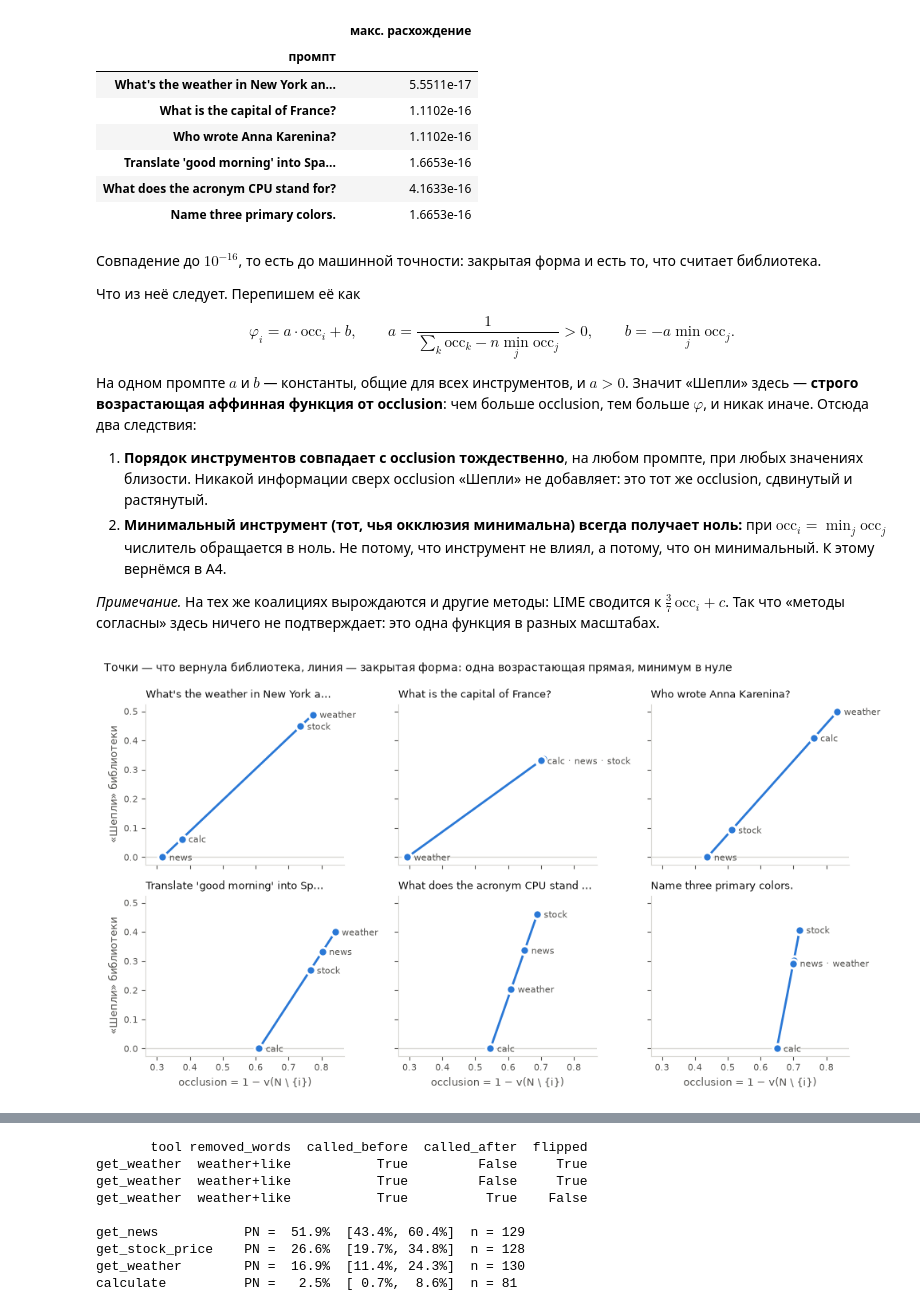
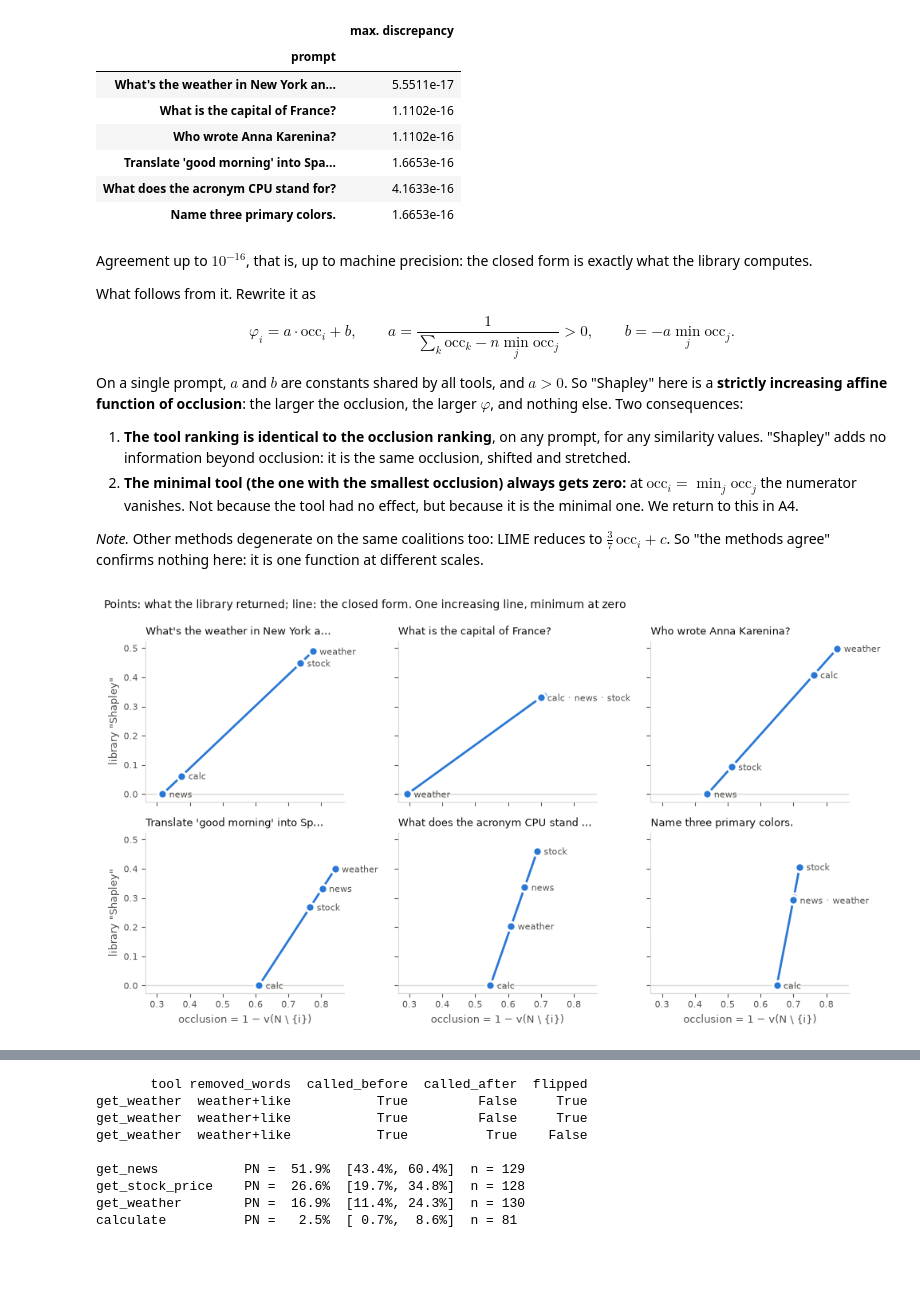
Before and after one commit to SadSabrina/ysda_agents, a Jupyter notebook: notebooks/02_agent_attribution.ipynb, the cells around one changed output, grey strips where cells are left out. Saved outputs shown, nothing was run; the diff lists cells and outputs as text; code cells hidden in the pictures; blank space fills up the shorter version.

```diff
--- a/notebooks/02_agent_attribution.ipynb
+++ b/notebooks/02_agent_attribution.ipynb
@@ -145,11 +145,11 @@ runs = pd.concat([finance, notool])
 check = []
 for prompt, g in runs.groupby("prompt", sort=False):
     closed = shapley_from_occlusion(tool_occlusion_importance(g, TOOL_NAMES))
-    check.append({"промпт": prompt[:45], "макс. расхождение": np.abs(closed - shap_lib.loc[prompt, TOOL_NAMES]).max()})
-pd.DataFrame(check).set_index("промпт")
+    check.append({"prompt": prompt[:45], "max. discrepancy": np.abs(closed - shap_lib.loc[prompt, TOOL_NAMES]).max()})
+pd.DataFrame(check).set_index("prompt")
 # %% [output]
-|  | макс. расхождение |
-| промпт |  |
+|  | max. discrepancy |
+| prompt |  |
 | What's the weather in New York an... | 5.5511e-17 |
 | What is the capital of France? | 1.1102e-16 |
 | Who wrote Anna Karenina? | 1.1102e-16 |
@@ -157,66 +157,66 @@ pd.DataFrame(check).set_index("промпт")
 | What does the acronym CPU stand for? | 4.1633e-16 |
 | Name three primary colors. | 1.6653e-16 |
 # %% [markdown]
-Совпадение до $10^{-16}$, то есть до машинной точности: закрытая форма
-и есть то, что считает библиотека.
+Agreement up to $10^{-16}$, that is, up to machine precision: the closed form
+is exactly what the library computes.
 
-Что из неё следует. Перепишем её как
+What follows from it. Rewrite it as
 
 $$\varphi_i = a \cdot \mathrm{occ}_i + b, \qquad
 a = \frac{1}{\sum_k \mathrm{occ}_k - n \min_j \mathrm{occ}_j} > 0, \qquad
 b = -a \min_j \mathrm{occ}_j .$$
 
-На одном промпте $a$ и $b$ — константы, общие для всех инструментов,
-и $a > 0$. Значит «Шепли» здесь — **строго возрастающая аффинная функция
-от occlusion**: чем больше occlusion, тем больше $\varphi$, и никак иначе.
-Отсюда два следствия:
+On a single prompt, $a$ and $b$ are constants shared by all tools,
+and $a > 0$. So "Shapley" here is a **strictly increasing affine function
+of occlusion**: the larger the occlusion, the larger $\varphi$, and nothing else.
+Two consequences:
 
-1. **Порядок инструментов совпадает с occlusion тождественно**, на любом
-   промпте, при любых значениях близости. Никакой информации сверх
-   occlusion «Шепли» не добавляет: это тот же occlusion, сдвинутый
-   и растянутый.
-2. **Минимальный инструмент (тот, чья окклюзия минимальна) всегда получает ноль:** при
-   $\mathrm{occ}_i = \min_j \mathrm{occ}_j$ числитель обращается в ноль.
-   Не потому, что инструмент не влиял, а потому, что он минимальный.
-   К этому вернёмся в A4.
+1. **The tool ranking is identical to the occlusion ranking**, on any
+   prompt, for any similarity values. "Shapley" adds no information beyond
+   occlusion: it is the same occlusion, shifted
+   and stretched.
+2. **The minimal tool (the one with the smallest occlusion) always gets zero:** at
+   $\mathrm{occ}_i = \min_j \mathrm{occ}_j$ the numerator vanishes.
+   Not because the tool had no effect, but because it is the minimal one.
+   We return to this in A4.
 
-*Примечание.* На тех же коалициях вырождаются и другие методы: LIME сводится к $\tfrac{3}{7}\,\mathrm{occ}_i + c$. Так что «методы
-согласны» здесь ничего не подтверждает: это одна функция в разных масштабах.
+*Note.* Other methods degenerate on the same coalitions too: LIME reduces to $\tfrac{3}{7}\,\mathrm{occ}_i + c$. So "the methods
+agree" confirms nothing here: it is one function at different scales.
 # %%
-# график зависимости: «Шепли» библиотеки против occlusion, по промпту на панель
+# dependence plot: the library's "Shapley" vs occlusion, one prompt per panel
 INK, INK_2, GRID, SERIES = "#0b0b0b", "#52514e", "#d9d8d4", "#2a78d6"
 SHORT = {"get_weather": "weather", "get_stock_price": "stock", "calculate": "calc", "get_news": "news"}
 
 fig, axes = plt.subplots(2, 3, figsize=(10, 5.6), sharex=True, sharey=True)
 for ax, (prompt, g) in zip(axes.flat, runs.groupby("prompt", sort=False)):
     occ = tool_occlusion_importance(g, TOOL_NAMES)
     phi = shap_lib.loc[prompt, TOOL_NAMES].astype(float)
     x = np.linspace(occ.min(), occ.max(), 2)
     a = 1 / (occ.sum() - len(occ) * occ.min())
-    ax.plot(x, a * (x - occ.min()), color=SERIES, lw=2, zorder=1)          # закрытая форма
-    ax.scatter(occ, phi, s=64, color=SERIES, edgecolor="white", linewidth=2, zorder=2)  # библиотека
-    # точки, которые почти совпали, подписываем одной меткой
+    ax.plot(x, a * (x - occ.min()), color=SERIES, lw=2, zorder=1)          # closed form
+    ax.scatter(occ, phi, s=64, color=SERIES, edgecolor="white", linewidth=2, zorder=2)  # library
+    # points that nearly coincide get a single label
     groups = []
     for tool in phi.sort_values().index:
         if groups and abs(phi[tool] - phi[groups[-1][0]]) < 0.03 and abs(occ[tool] - occ[groups[-1][0]]) < 0.03:
             groups[-1].append(tool)
         else:
             groups.append([tool])
     for grp in groups:
         ax.annotate(" · ".join(SHORT[t] for t in grp), (occ[grp[0]], phi[grp[0]]), xytext=(6, -3),
                     textcoords="offset points", fontsize=8, color=INK_2)
     ax.axhline(0, color=GRID, lw=1, zorder=0)
     ax.set_title(prompt if len(prompt) <= 34 else prompt[:32] + "…", fontsize=9, color=INK, loc="left")
     ax.spines[["top", "right"]].set_visible(False)
     ax.spines[["left", "bottom"]].set_color(GRID)
     ax.tick_params(colors=INK_2, labelsize=8)
 for ax in axes[1]:
     ax.set_xlabel("occlusion = 1 − v(N \\ {i})", fontsize=9, color=INK_2)
 for ax in axes[:, 0]:
-    ax.set_ylabel("«Шепли» библиотеки", fontsize=9, color=INK_2)
-fig.suptitle("Точки — что вернула библиотека, линия — закрытая форма: одна возрастающая прямая, минимум в нуле",
+    ax.set_ylabel("library \"Shapley\"", fontsize=9, color=INK_2)
+fig.suptitle("Points: what the library returned; line: the closed form. One increasing line, minimum at zero",
              fontsize=10, color=INK, x=0.01, ha="left")
 plt.tight_layout(); plt.show()
 # %% [output]
-[figure, old version]
+[figure, new version]
 # %% [markdown]
```
Also changed, not shown: parts of 35 cells of this notebook, 21 other files.
